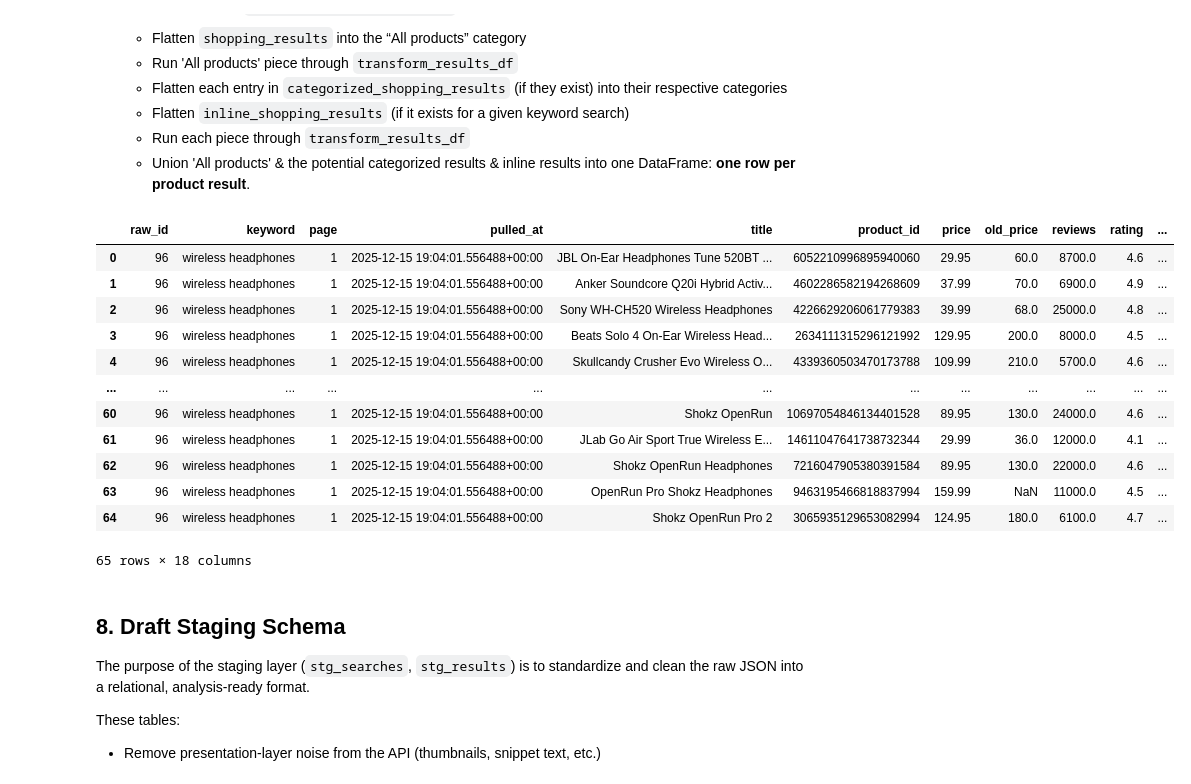
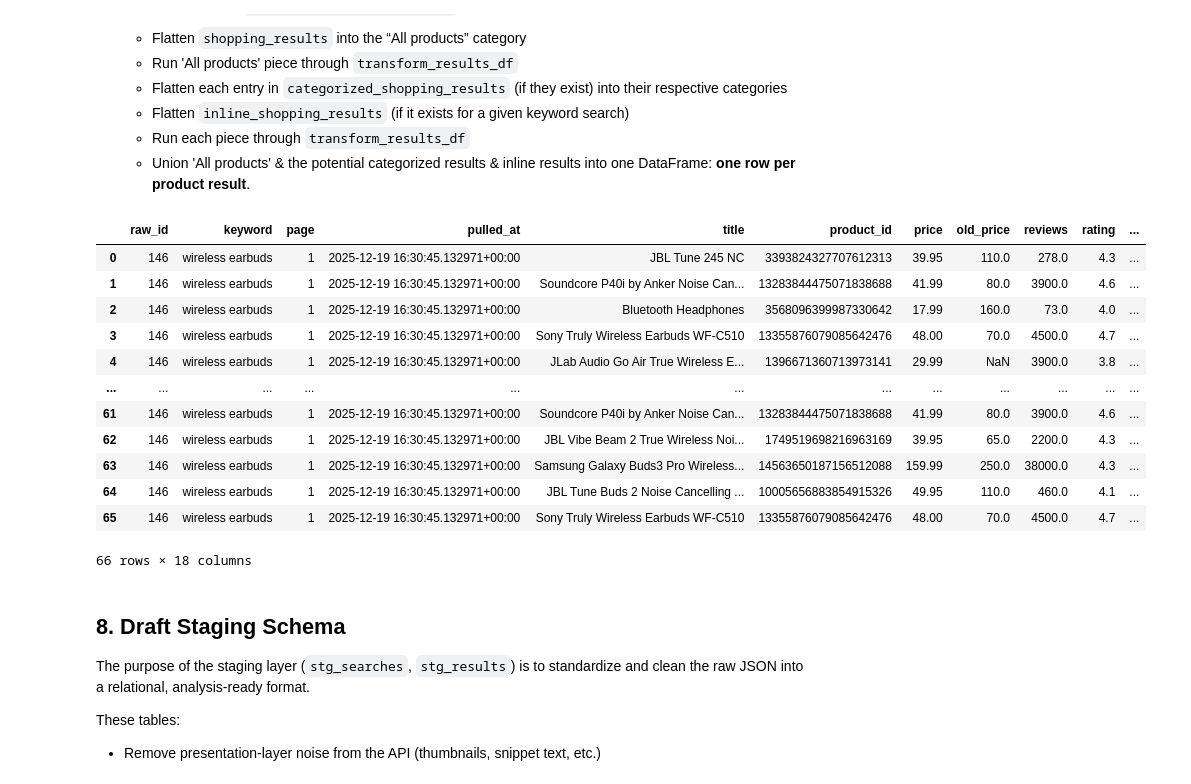
Before and after one commit to ThomasEHowell/raycon-competitive-intelligence, a Jupyter notebook: notebooks/02_parse_raw.ipynb, the cells around one changed output. Drawn from its saved outputs; the diff is of its cells as text; code cells hidden in the pictures.

```diff
--- a/notebooks/02_parse_raw.ipynb
+++ b/notebooks/02_parse_raw.ipynb
@@ -391,46 +391,46 @@ def build_results_for_keyword(keyword_raw):
         for i in range(len(categorized_df_raw)):
             category_title = categorized_df_raw['title'][i]
             per_category_results_raw = pd.json_normalize(categorized_df_raw['shopping_results'][i])
             per_category_results_clean = transform_results_df(per_category_results_raw,
                                                              raw_id=raw_id, pulled_at=pulled_at, keyword=keyword, page=page,
                                                              module_type='categorized_products', module_label=categorized_df_raw['title'][i], module_index=i+1)
             if i == 0:
                 categorized_df_clean = per_category_results_clean.copy()
             else:
                 categorized_df_clean = (pd.concat([categorized_df_clean, per_category_results_clean],
                                             ignore_index=True))
 
     df_list.append(categorized_df_clean)
 
     #7) (If they exist) Build inline results
     inline_df_raw = pd.DataFrame(keyword_json.get('inline_shopping_results', []))
     if inline_df_raw.empty:
                 inline_df_clean = inline_df_raw
     else:
         inline_df_clean = transform_results_df(inline_df_raw,
                                                 raw_id=raw_id, pulled_at=pulled_at, keyword=keyword, page=page,
                                                 module_type='inline_products', module_label='Inline products', module_index=100)
 
     df_list.append(inline_df_clean)
 
     # 8) Return union of uncategorized + categorized (if exists) + inline (if exists) into one df
     return pd.concat(df_list, ignore_index=True)
 
-build_results_for_keyword(df_raw.loc[2, :])
+build_results_for_keyword(df_raw.loc[1, :])
 # %% [output]
 |  | raw_id | keyword | page | pulled_at | title | product_id | price | old_price | reviews | rating | ... |
-| 0 | 96 | wireless headphones | 1 | 2025-12-15 19:04:01.556488+00:00 | JBL On-Ear Headphones Tune 520BT ... | 6052210996895940060 | 29.95 | 60.0 | 8700.0 | 4.6 | ... |
-| 1 | 96 | wireless headphones | 1 | 2025-12-15 19:04:01.556488+00:00 | Anker Soundcore Q20i Hybrid Activ... | 4602286582194268609 | 37.99 | 70.0 | 6900.0 | 4.9 | ... |
-| 2 | 96 | wireless headphones | 1 | 2025-12-15 19:04:01.556488+00:00 | Sony WH-CH520 Wireless Headphones | 4226629206061779383 | 39.99 | 68.0 | 25000.0 | 4.8 | ... |
-| 3 | 96 | wireless headphones | 1 | 2025-12-15 19:04:01.556488+00:00 | Beats Solo 4 On-Ear Wireless Head... | 2634111315296121992 | 129.95 | 200.0 | 8000.0 | 4.5 | ... |
-| 4 | 96 | wireless headphones | 1 | 2025-12-15 19:04:01.556488+00:00 | Skullcandy Crusher Evo Wireless O... | 4339360503470173788 | 109.99 | 210.0 | 5700.0 | 4.6 | ... |
+| 0 | 146 | wireless earbuds | 1 | 2025-12-19 16:30:45.132971+00:00 | JBL Tune 245 NC | 3393824327707612313 | 39.95 | 110.0 | 278.0 | 4.3 | ... |
+| 1 | 146 | wireless earbuds | 1 | 2025-12-19 16:30:45.132971+00:00 | Soundcore P40i by Anker Noise Can... | 13283844475071838688 | 41.99 | 80.0 | 3900.0 | 4.6 | ... |
+| 2 | 146 | wireless earbuds | 1 | 2025-12-19 16:30:45.132971+00:00 | Bluetooth Headphones | 3568096399987330642 | 17.99 | 160.0 | 73.0 | 4.0 | ... |
+| 3 | 146 | wireless earbuds | 1 | 2025-12-19 16:30:45.132971+00:00 | Sony Truly Wireless Earbuds WF-C510 | 13355876079085642476 | 48.00 | 70.0 | 4500.0 | 4.7 | ... |
+| 4 | 146 | wireless earbuds | 1 | 2025-12-19 16:30:45.132971+00:00 | JLab Audio Go Air True Wireless E... | 1396671360713973141 | 29.99 | NaN | 3900.0 | 3.8 | ... |
 | ... | ... | ... | ... | ... | ... | ... | ... | ... | ... | ... | ... |
-| 60 | 96 | wireless headphones | 1 | 2025-12-15 19:04:01.556488+00:00 | Shokz OpenRun | 10697054846134401528 | 89.95 | 130.0 | 24000.0 | 4.6 | ... |
-| 61 | 96 | wireless headphones | 1 | 2025-12-15 19:04:01.556488+00:00 | JLab Go Air Sport True Wireless E... | 14611047641738732344 | 29.99 | 36.0 | 12000.0 | 4.1 | ... |
-| 62 | 96 | wireless headphones | 1 | 2025-12-15 19:04:01.556488+00:00 | Shokz OpenRun Headphones | 7216047905380391584 | 89.95 | 130.0 | 22000.0 | 4.6 | ... |
-| 63 | 96 | wireless headphones | 1 | 2025-12-15 19:04:01.556488+00:00 | OpenRun Pro Shokz Headphones | 9463195466818837994 | 159.99 | NaN | 11000.0 | 4.5 | ... |
-| 64 | 96 | wireless headphones | 1 | 2025-12-15 19:04:01.556488+00:00 | Shokz OpenRun Pro 2 | 3065935129653082994 | 124.95 | 180.0 | 6100.0 | 4.7 | ... |
+| 61 | 146 | wireless earbuds | 1 | 2025-12-19 16:30:45.132971+00:00 | Soundcore P40i by Anker Noise Can... | 13283844475071838688 | 41.99 | 80.0 | 3900.0 | 4.6 | ... |
+| 62 | 146 | wireless earbuds | 1 | 2025-12-19 16:30:45.132971+00:00 | JBL Vibe Beam 2 True Wireless Noi... | 1749519698216963169 | 39.95 | 65.0 | 2200.0 | 4.3 | ... |
+| 63 | 146 | wireless earbuds | 1 | 2025-12-19 16:30:45.132971+00:00 | Samsung Galaxy Buds3 Pro Wireless... | 14563650187156512088 | 159.99 | 250.0 | 38000.0 | 4.3 | ... |
+| 64 | 146 | wireless earbuds | 1 | 2025-12-19 16:30:45.132971+00:00 | JBL Tune Buds 2 Noise Cancelling ... | 10005656883854915326 | 49.95 | 110.0 | 460.0 | 4.1 | ... |
+| 65 | 146 | wireless earbuds | 1 | 2025-12-19 16:30:45.132971+00:00 | Sony Truly Wireless Earbuds WF-C510 | 13355876079085642476 | 48.00 | 70.0 | 4500.0 | 4.7 | ... |
-65 rows × 18 columns
+66 rows × 18 columns
 # %% [markdown]
 ## 8. Draft Staging Schema
 
```
Also changed, not shown: parts of 4 cells of this notebook, 11 other files.
